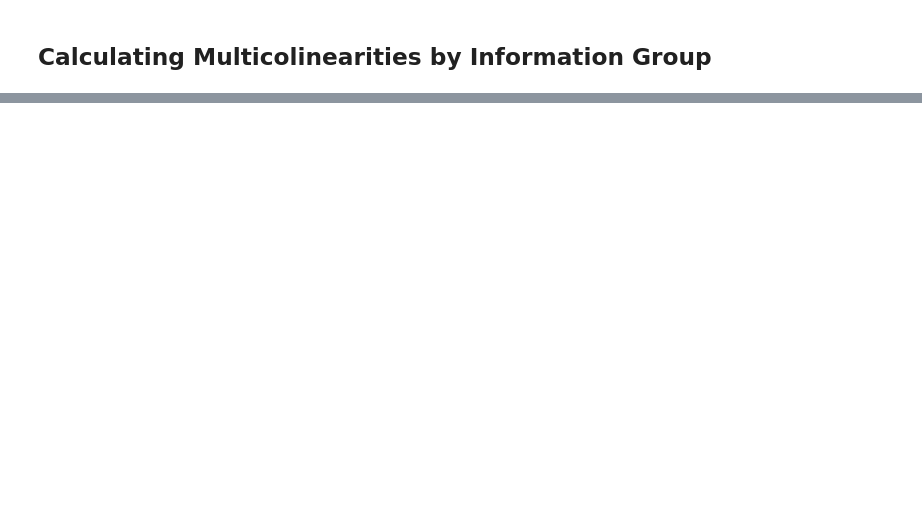
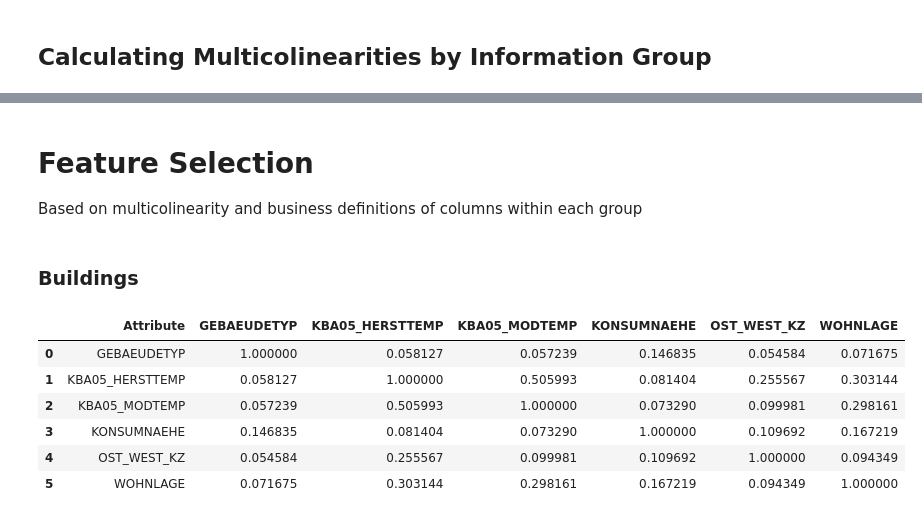
Before and after one commit to bglucca/ArvatoCustomerSegmentation, a Jupyter notebook: 01_eda_segmentation.ipynb, the cells around one changed output, grey strips where cells are left out. Cells and saved outputs as stored; diff of their text form; code cells hidden in the pictures; blank space fills up the shorter version.

```diff
--- a/01_eda_segmentation.ipynb
+++ b/01_eda_segmentation.ipynb
@@ -582,0 +573,2 @@ def calculate_cramers_v(arr1, arr2):
+# %%
+DATA_PATH = 'data/trusted/'
@@ -582,0 +588,29 @@ def calculate_cramers_v(arr1, arr2):
+# %%
+cramer_frame_list = []
+
+for file in os.listdir(DATA_PATH):
+
+    if file.endswith('_cramer.csv'):
+
+        name = file.replace('_cramer.csv','')
+
+        frame = pd.read_csv(os.path.join(DATA_PATH, file), sep = ';')
+
+        frame.name = name
+
+        cramer_frame_list.append(frame)
+# %% [markdown]
+# Feature Selection
+Based on multicolinearity and business definitions of columns within each group
+# %% [markdown]
+### Buildings
+# %%
+cramer_frame_list[0].style.background_gradient()
+# %% [output]
+|  | Attribute | GEBAEUDETYP | KBA05_HERSTTEMP | KBA05_MODTEMP | KONSUMNAEHE | OST_WEST_KZ | WOHNLAGE |
+| 0 | GEBAEUDETYP | 1.000000 | 0.058127 | 0.057239 | 0.146835 | 0.054584 | 0.071675 |
+| 1 | KBA05_HERSTTEMP | 0.058127 | 1.000000 | 0.505993 | 0.081404 | 0.255567 | 0.303144 |
+| 2 | KBA05_MODTEMP | 0.057239 | 0.505993 | 1.000000 | 0.073290 | 0.099981 | 0.298161 |
+| 3 | KONSUMNAEHE | 0.146835 | 0.081404 | 0.073290 | 1.000000 | 0.109692 | 0.167219 |
+| 4 | OST_WEST_KZ | 0.054584 | 0.255567 | 0.099981 | 0.109692 | 1.000000 | 0.094349 |
+| 5 | WOHNLAGE | 0.071675 | 0.303144 | 0.298161 | 0.167219 | 0.094349 | 1.000000 |
```
Also changed, not shown: parts of 82 cells of this notebook.
